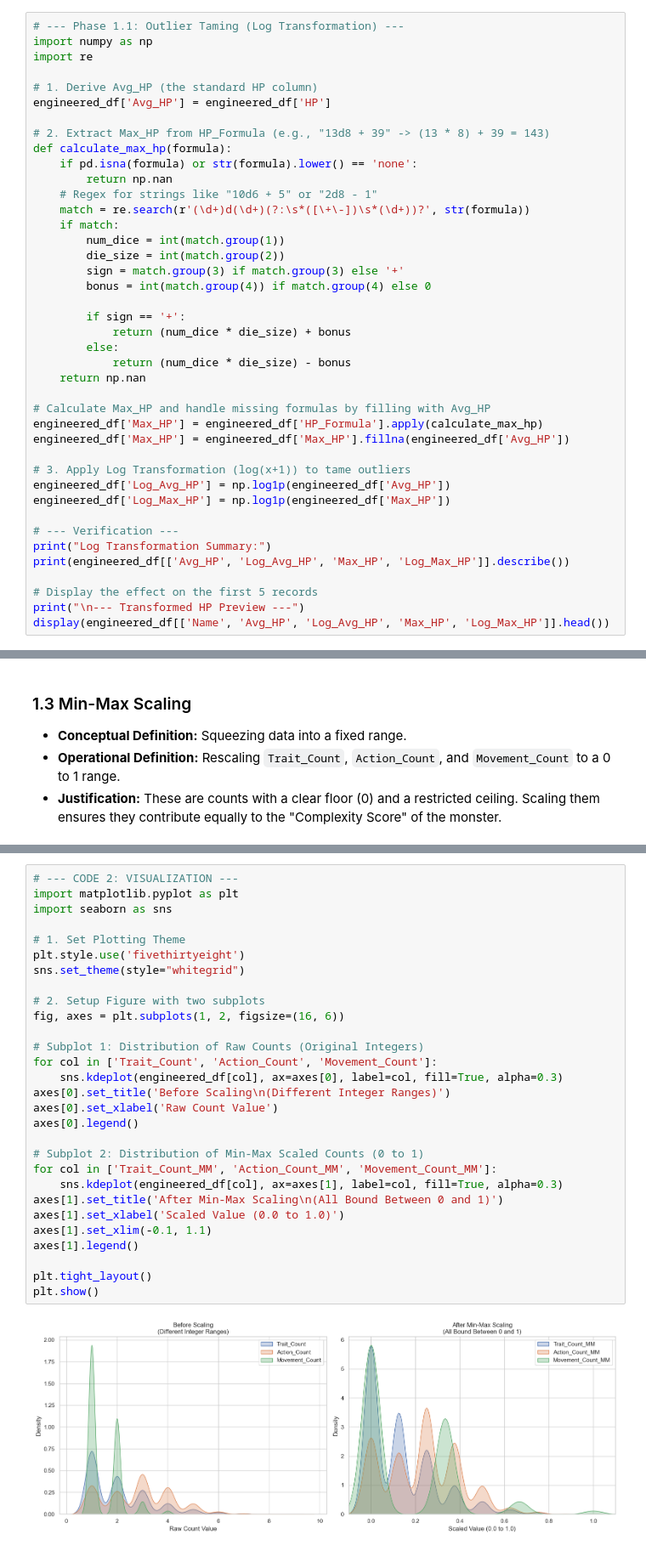
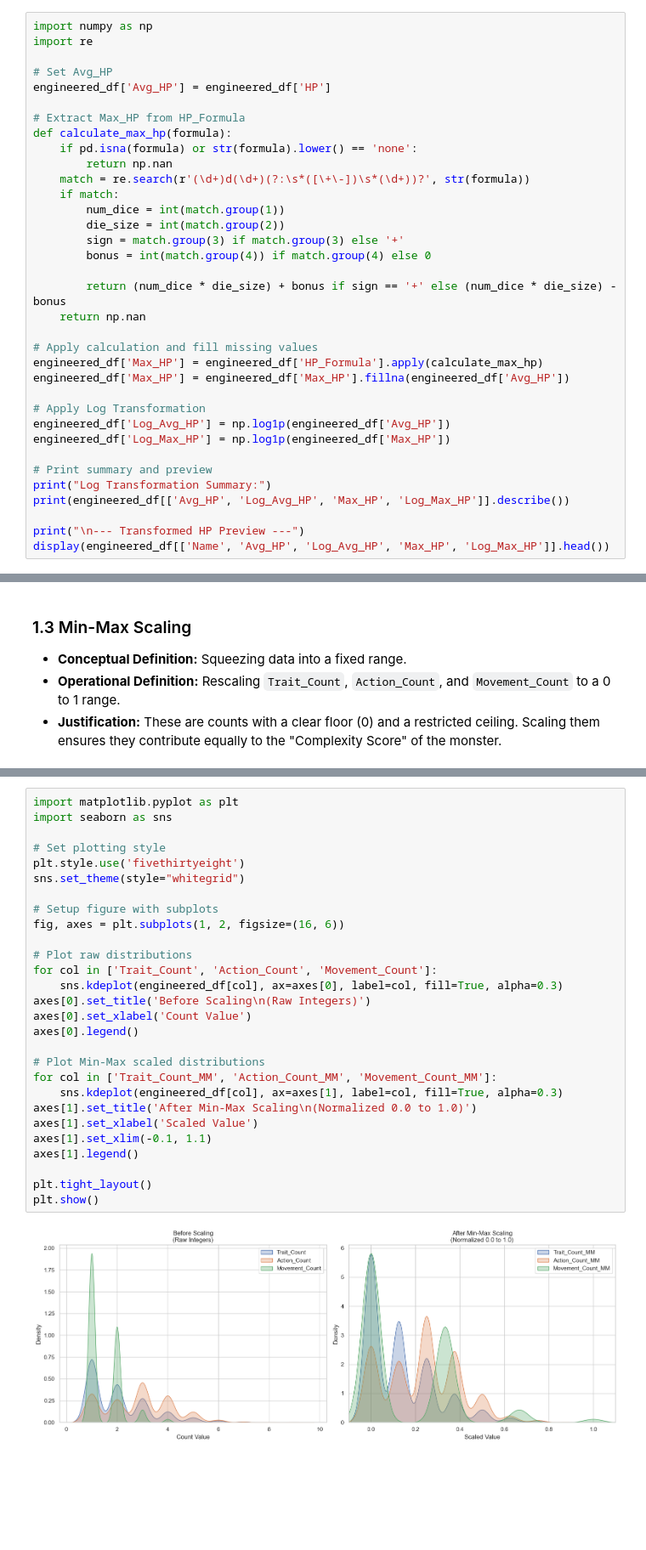
Before and after one commit to adg30/INTSY-MCO, a Jupyter notebook: notebooks/proposals/05_new_preprocessing.ipynb, the cells around one changed output, grey strips where cells are left out. Shown at 85% size. Drawn from its saved outputs; the diff is of its cells as text; blank space fills up the shorter version.

```diff
--- a/notebooks/proposals/05_new_preprocessing.ipynb
+++ b/notebooks/proposals/05_new_preprocessing.ipynb
@@ -73,18 +74,16 @@ This phase puts all numbers on a compatible mathematical scale so that high-rang
 * **Operational Definition:** Applying a natural log ($log(x+1)$) to columns with high skewness, specifically `Avg_HP` and `Max_HP`.
 * **Justification:** D&D hit points range from 1 to 600+. Without this, the model might over-prioritize the difference between 500 and 600 HP, while ignoring the vital difference between 10 and 20 HP.
 # %%
-# --- Phase 1.1: Outlier Taming (Log Transformation) ---
 import numpy as np
 import re
 
-# 1. Derive Avg_HP (the standard HP column)
+# Set Avg_HP
 engineered_df['Avg_HP'] = engineered_df['HP']
 
-# 2. Extract Max_HP from HP_Formula (e.g., "13d8 + 39" -> (13 * 8) + 39 = 143)
+# Extract Max_HP from HP_Formula
 def calculate_max_hp(formula):
     if pd.isna(formula) or str(formula).lower() == 'none':
         return np.nan
-    # Regex for strings like "10d6 + 5" or "2d8 - 1"
     match = re.search(r'(\d+)d(\d+)(?:\s*([\+\-])\s*(\d+))?', str(formula))
     if match:
         num_dice = int(match.group(1))
@@ -92,25 +91,21 @@ def calculate_max_hp(formula):
         sign = match.group(3) if match.group(3) else '+'
         bonus = int(match.group(4)) if match.group(4) else 0
 
-        if sign == '+':
-            return (num_dice * die_size) + bonus
-        else:
-            return (num_dice * die_size) - bonus
+        return (num_dice * die_size) + bonus if sign == '+' else (num_dice * die_size) - bonus
     return np.nan
 
-# Calculate Max_HP and handle missing formulas by filling with Avg_HP
+# Apply calculation and fill missing values
 engineered_df['Max_HP'] = engineered_df['HP_Formula'].apply(calculate_max_hp)
 engineered_df['Max_HP'] = engineered_df['Max_HP'].fillna(engineered_df['Avg_HP'])
 
-# 3. Apply Log Transformation (log(x+1)) to tame outliers
+# Apply Log Transformation
 engineered_df['Log_Avg_HP'] = np.log1p(engineered_df['Avg_HP'])
 engineered_df['Log_Max_HP'] = np.log1p(engineered_df['Max_HP'])
 
-# --- Verification ---
+# Print summary and preview
 print("Log Transformation Summary:")
 print(engineered_df[['Avg_HP', 'Log_Avg_HP', 'Max_HP', 'Log_Max_HP']].describe())
 
-# Display the effect on the first 5 records
 print("\n--- Transformed HP Preview ---")
 display(engineered_df[['Name', 'Avg_HP', 'Log_Avg_HP', 'Max_HP', 'Log_Max_HP']].head())
 # %% [output]
@@ -278,36 +268,35 @@ min         0.000000         0.000000           0.000000
 max         1.000000         1.000000           1.000000
 mean        0.132142         0.230215           0.155185
 # %%
-# --- CODE 2: VISUALIZATION ---
 import matplotlib.pyplot as plt
 import seaborn as sns
 
-# 1. Set Plotting Theme
+# Set plotting style
 plt.style.use('fivethirtyeight')
 sns.set_theme(style="whitegrid")
 
-# 2. Setup Figure with two subplots
+# Setup figure with subplots
 fig, axes = plt.subplots(1, 2, figsize=(16, 6))
 
-# Subplot 1: Distribution of Raw Counts (Original Integers)
+# Plot raw distributions
 for col in ['Trait_Count', 'Action_Count', 'Movement_Count']:
     sns.kdeplot(engineered_df[col], ax=axes[0], label=col, fill=True, alpha=0.3)
-axes[0].set_title('Before Scaling\n(Different Integer Ranges)')
-axes[0].set_xlabel('Raw Count Value')
+axes[0].set_title('Before Scaling\n(Raw Integers)')
+axes[0].set_xlabel('Count Value')
 axes[0].legend()
 
-# Subplot 2: Distribution of Min-Max Scaled Counts (0 to 1)
+# Plot Min-Max scaled distributions
 for col in ['Trait_Count_MM', 'Action_Count_MM', 'Movement_Count_MM']:
     sns.kdeplot(engineered_df[col], ax=axes[1], label=col, fill=True, alpha=0.3)
-axes[1].set_title('After Min-Max Scaling\n(All Bound Between 0 and 1)')
-axes[1].set_xlabel('Scaled Value (0.0 to 1.0)')
+axes[1].set_title('After Min-Max Scaling\n(Normalized 0.0 to 1.0)')
+axes[1].set_xlabel('Scaled Value')
 axes[1].set_xlim(-0.1, 1.1)
 axes[1].legend()
 
 plt.tight_layout()
 plt.show()
 # %% [output]
-[figure, old version]
+[figure, new version]
 # %% [markdown]
 Min-Max scaling transforms raw feature counts into a unified range between 0.0 and 1.0 by subtracting the minimum value and dividing by the range. In the provided code, this technique is applied to monster traits, actions, and movement types derived from text data. Since raw counts for these categories vary significantly, the MinMaxScaler ensures that no single feature dominates the model simply due to having a larger numerical scale. This process maintains the relative proportions of the original data while providing a stable, bounded input for the neural network.
 
```
Also changed, not shown: parts of 8 cells of this notebook, 4 other files.
